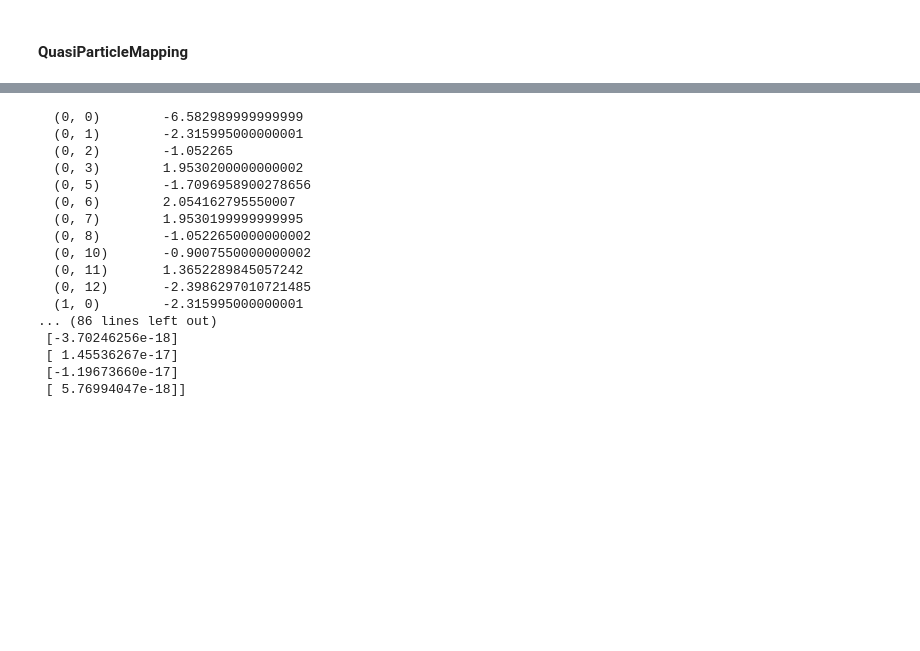
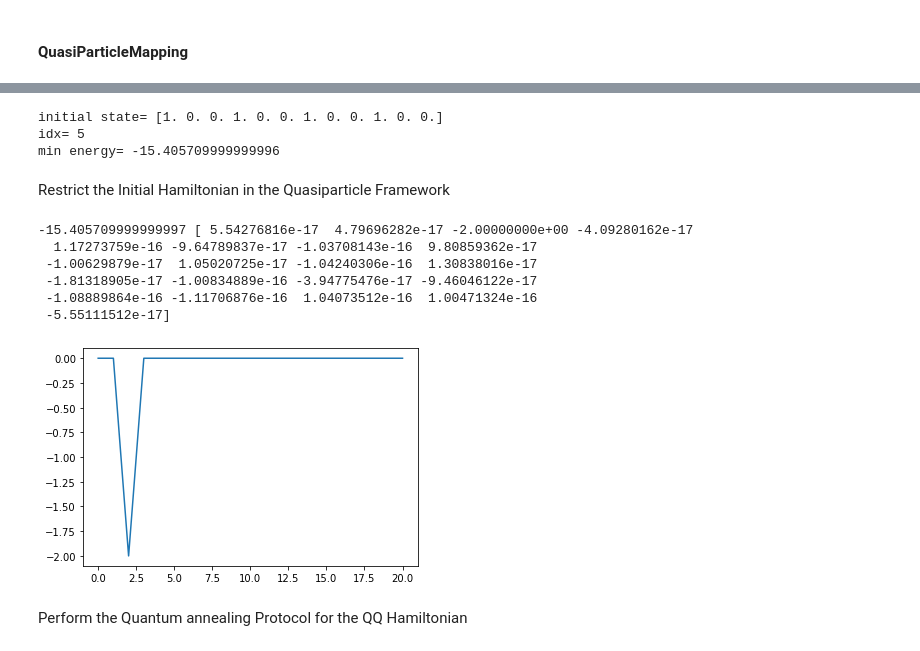
Before and after one commit to emacosta95/2nd_qa4nsm, a Jupyter notebook: Analysis_of_the_quasiparticle_formalism.ipynb, the cells around one changed output, grey strips where cells are left out. Saved outputs shown, nothing was run; the diff lists cells and outputs as text; code cells hidden in the pictures; blank space fills up the shorter version.

```diff
--- a/Analysis_of_the_quasiparticle_formalism.ipynb
+++ b/Analysis_of_the_quasiparticle_formalism.ipynb
@@ -266,26 +688,60 @@ base= [1 0 1 0 0 0 0 0 1 0 0 1]
+# %%
+#### Initial Hamiltonian
+min_b=np.zeros(size_a+size_b)
+
+if file_name=='data/cki':
+    order_of_filling=np.asarray([0,3,1,2,4,5])
+    order_of_filling_protons=order_of_filling+size_a
+else:
+    order_of_filling=np.asarray([0,5,1,4,2,3,6,7,8,11,9,10])
+    order_of_filling_protons=order_of_filling+size_a
+
+
+min_b[order_of_filling[:nparticles_a]]=1
+min_b[order_of_filling_protons[:nparticles_b]]=1
+
+
+
+print('initial state=',min_b)
+InitialHamiltonian=FermiHubbardHamiltonian(size_a=size_a,size_b=size_b,nparticles_a=nparticles_a,nparticles_b=nparticles_b,symmetries=[SPS.total_M_zero])
+kinetic_term:Dict={}
+adj_matrix=np.zeros((size_a+size_b,size_a+size_b))
+idx=InitialHamiltonian._get_index(element=min_b)
+print('idx=',idx)
+psi_configuration=np.zeros(NSMHamiltonian.hamiltonian.shape[0])
+psi_configuration[idx]=1
+min=psi_configuration.transpose().dot(NSMHamiltonian.hamiltonian.dot(psi_configuration))
+external_field=np.zeros(size_a+size_b)
+external_field=-1*(np.abs(min)/(nparticles_a+nparticles_b))*min_b
+print('min energy=',min)
+InitialHamiltonian.get_external_potential(external_field)
+InitialHamiltonian.get_hamiltonian()
+
+e0,psis=InitialHamiltonian.get_spectrum(n_states=1)
+psi_configuration=psis[:,0]
+# %% [output]
+initial state= [1. 0. 0. 1. 0. 0. 1. 0. 0. 1. 0. 0.]
+idx= 5
+min energy= -15.405709999999996
+# %% [markdown]
+Restrict the Initial Hamiltonian in the Quasiparticle Framework
 # %%
+initialhamiltonianQQ=QPC.particles2quasiparticles @ InitialHamiltonian.hamiltonian @ QPC.particles2quasiparticles.T
 
-quasiparticle_hamiltonian=QPC.particles2quasiparticles @ NSMHamiltonian.hamiltonian @ QPC.particles2quasiparticles.T
-print(quasiparticle_hamiltonian)
+values,psis=eigsh(initialhamiltonianQQ,k=1)
 
-values,psi=eigsh(quasiparticle_hamiltonian,k=1)
+psi_configuration_qq=QPC.particles2quasiparticles.dot(psi_configuration)
 
-print(values,psi)
+print(values[0],((psis[:,0]-psi_configuration_qq)))
+plt.plot(psis[:,0]-psi_configuration_qq)
+plt.show()
 # %% [output]
-  (0, 0)        -6.582989999999999
-  (0, 1)        -2.315995000000001
-  (0, 2)        -1.052265
-  (0, 3)        1.9530200000000002
-  (0, 5)        -1.7096958900278656
-  (0, 6)        2.054162795550007
-  (0, 7)        1.9530199999999995
-  (0, 8)        -1.0522650000000002
-  (0, 10)       -0.9007550000000002
-  (0, 11)       1.3652289845057242
-  (0, 12)       -2.3986297010721485
-  (1, 0)        -2.315995000000001
-... (86 lines left out)
- [-3.70246256e-18]
- [ 1.45536267e-17]
- [-1.19673660e-17]
- [ 5.76994047e-18]]
+-15.405709999999997 [ 5.54276816e-17  4.79696282e-17 -2.00000000e+00 -4.09280162e-17
+  1.17273759e-16 -9.64789837e-17 -1.03708143e-16  9.80859362e-17
+ -1.00629879e-17  1.05020725e-17 -1.04240306e-16  1.30838016e-17
+ -1.81318905e-17 -1.00834889e-16 -3.94775476e-17 -9.46046122e-17
+ -1.08889864e-16 -1.11706876e-16  1.04073512e-16  1.00471324e-16
+ -5.55111512e-17]
+[figure, added]
+# %% [markdown]
+Perform the Quantum annealing Protocol for the QQ Hamiltonian
```
Also changed, not shown: parts of 57 cells of this notebook, 11 other files.
